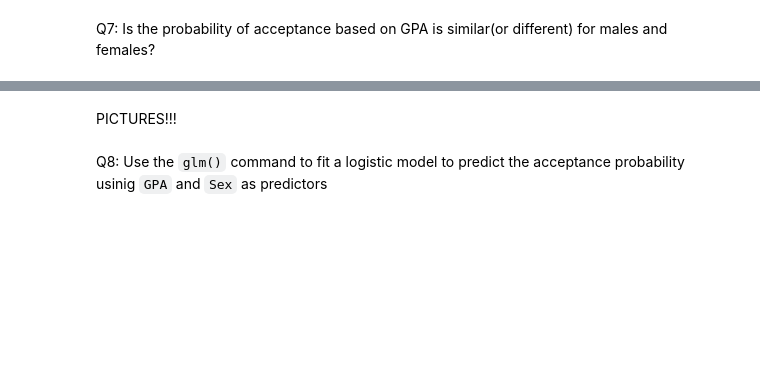
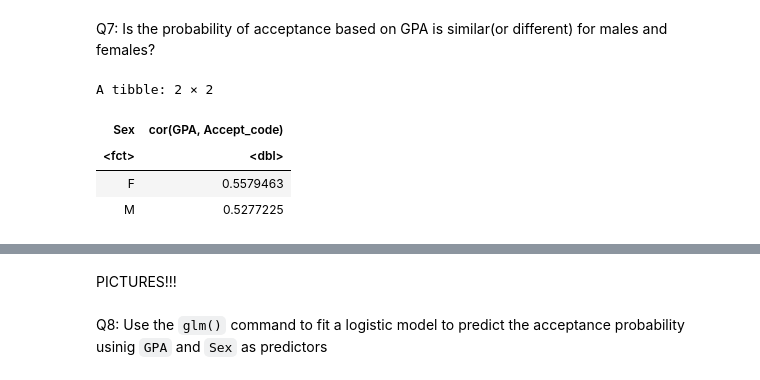
Before and after one commit to hibbyscus/Logistic_Regression, a Jupyter notebook: Logistic_Regression_Part2.ipynb, the cells around one changed output, grey strips where cells are left out. Drawn from its saved outputs; the diff is of its cells as text; code cells hidden in the pictures; blank space fills up the shorter version.

```diff
--- a/Logistic_Regression_Part2.ipynb
+++ b/Logistic_Regression_Part2.ipynb
@@ -117,2 +131,12 @@ ggplot() +
 # %% [markdown]
 Q7: Is the probability of acceptance based on GPA is similar(or different) for males and females?
+# %%
+mydata %>%
+  group_by(Sex) %>%
+  summarize(cor(GPA, Accept_code))
+# %% [output]
+A tibble: 2 × 2
+| Sex | cor(GPA, Accept_code) |
+| <fct> | <dbl> |
+| F | 0.5579463 |
+| M | 0.5277225 |
```
Also changed, not shown: parts of 9 cells of this notebook.
